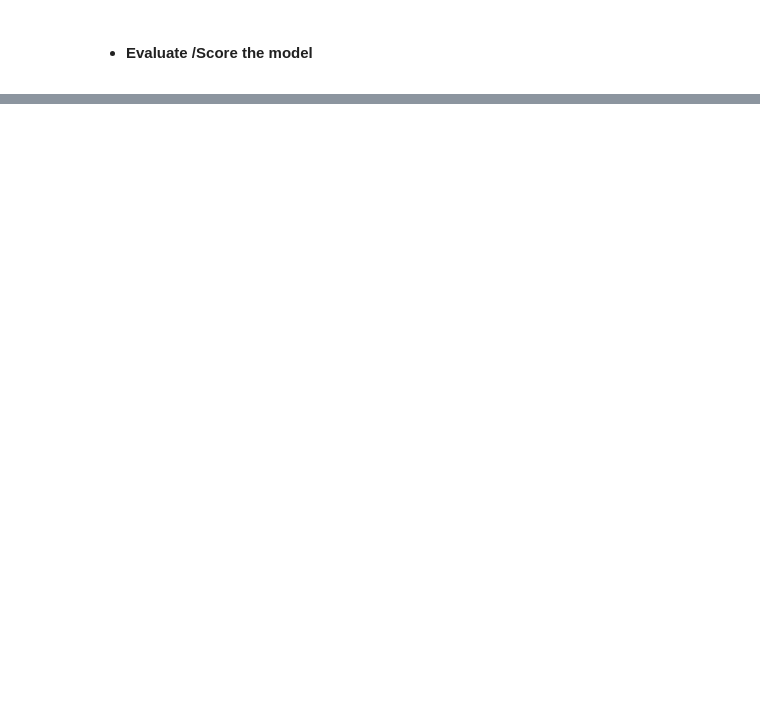
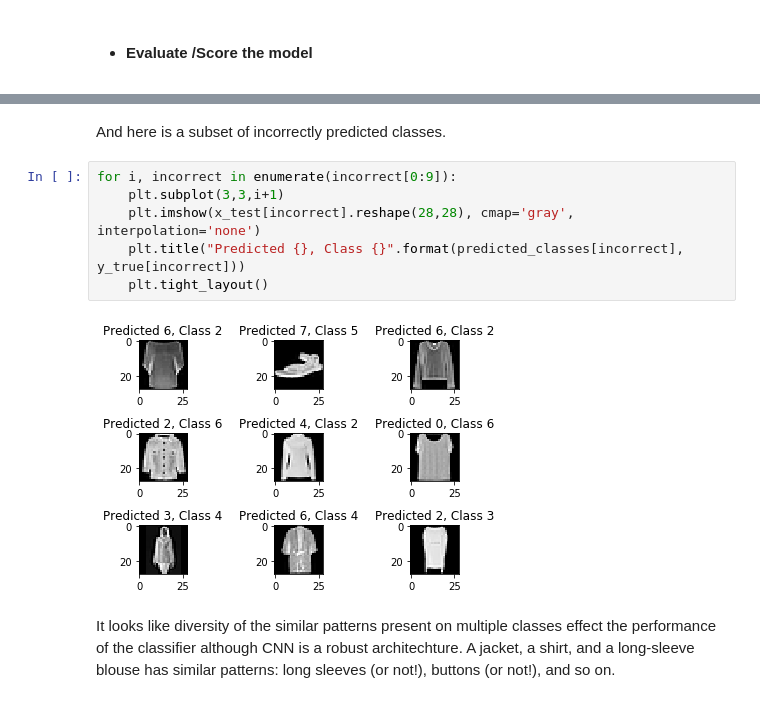
Before and after one commit to pavansvn/Deep-Learning-using-Tensorflow-Keras-CNN-with-Fashion-MNIST-dataset-, a Jupyter notebook: Fashion MNIST- CNN Model Prediction using Tensorflow,Keras- Part 1.ipynb, the cells around one changed output, grey strips where cells are left out. Drawn from its saved outputs; the diff is of its cells as text; blank space fills up the shorter version.

```diff
--- a/Fashion MNIST- CNN Model Prediction using Tensorflow,Keras- Part 1.ipynb
+++ b/Fashion MNIST- CNN Model Prediction using Tensorflow,Keras- Part 1.ipynb
@@ -256,0 +328,12 @@ Test Accuracy : 0.9053
+# %% [markdown]
+And here is a subset of incorrectly predicted classes.
+# %%
+for i, incorrect in enumerate(incorrect[0:9]):
+    plt.subplot(3,3,i+1)
+    plt.imshow(x_test[incorrect].reshape(28,28), cmap='gray', interpolation='none')
+    plt.title("Predicted {}, Class {}".format(predicted_classes[incorrect], y_true[incorrect]))
+    plt.tight_layout()
+# %% [output]
+[figure, added]
+# %% [markdown]
+It looks like diversity of the similar patterns present on multiple classes effect the performance of the classifier although CNN is a robust architechture. A jacket, a shirt, and a long-sleeve blouse has similar patterns: long sleeves (or not!), buttons (or not!), and so on.
```
Also changed, not shown: parts of 10 cells of this notebook.
